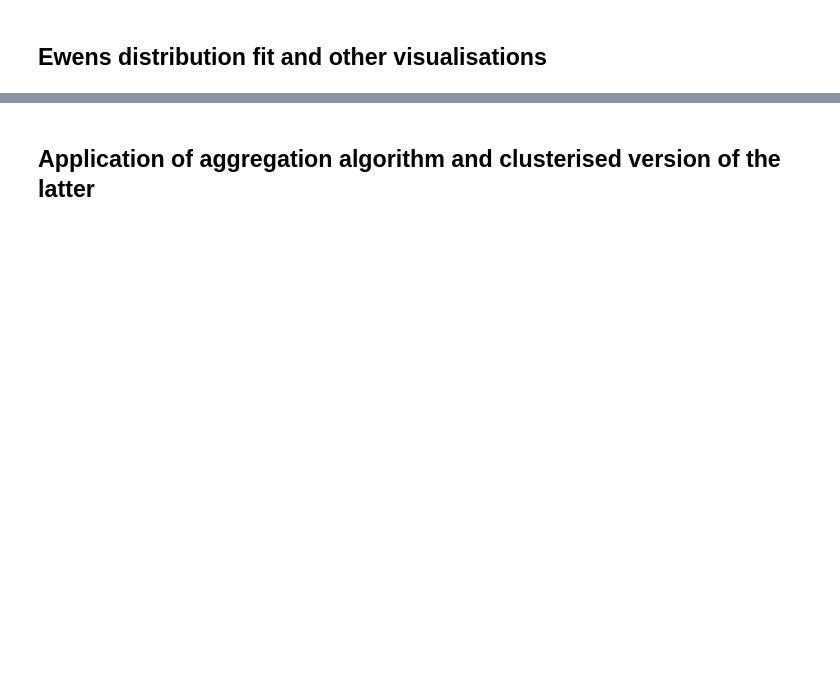
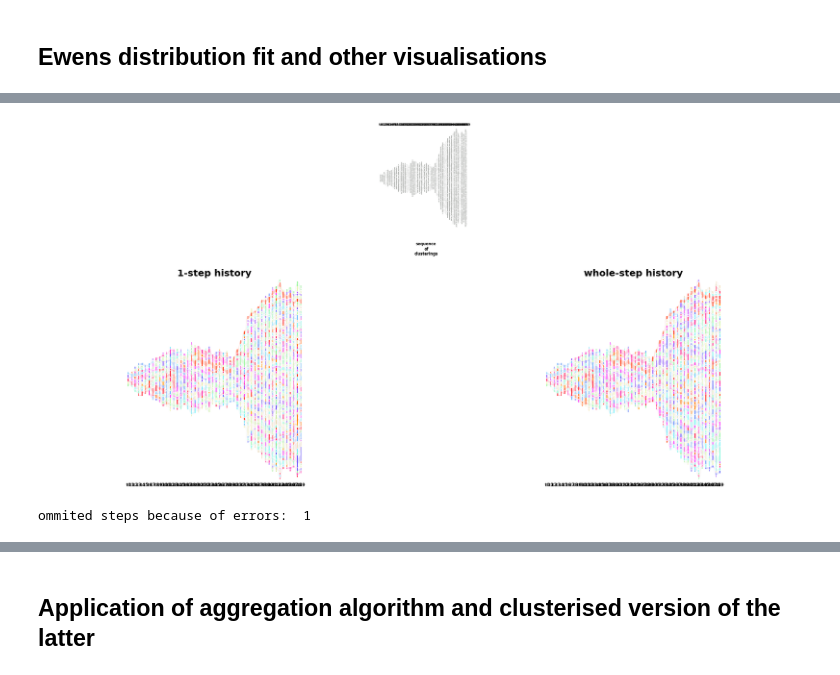
Before and after one commit to Wisniewskiw/Temporal-Distribution-of-Clusters-of-Traders-inFX-Market, a Jupyter notebook: Temporal distribution of clusters of traders in FX.ipynb, the cells around one changed output, grey strips where cells are left out. Drawn from its saved outputs; the diff is of its cells as text; code cells hidden in the pictures; blank space fills up the shorter version.

```diff
--- a/Temporal distribution of clusters of traders in FX.ipynb
+++ b/Temporal distribution of clusters of traders in FX.ipynb
@@ -303,0 +313,5 @@ ValueError: cannot reindex from a duplicate axis
+# %%
+ewens.alluvial("EURUSD",10,100,"6months_2weeks","infomap",5)
+# %% [output]
+[figure, added]
+ommited steps because of errors:  1
```
Also changed, not shown: parts of 37 cells of this notebook.
